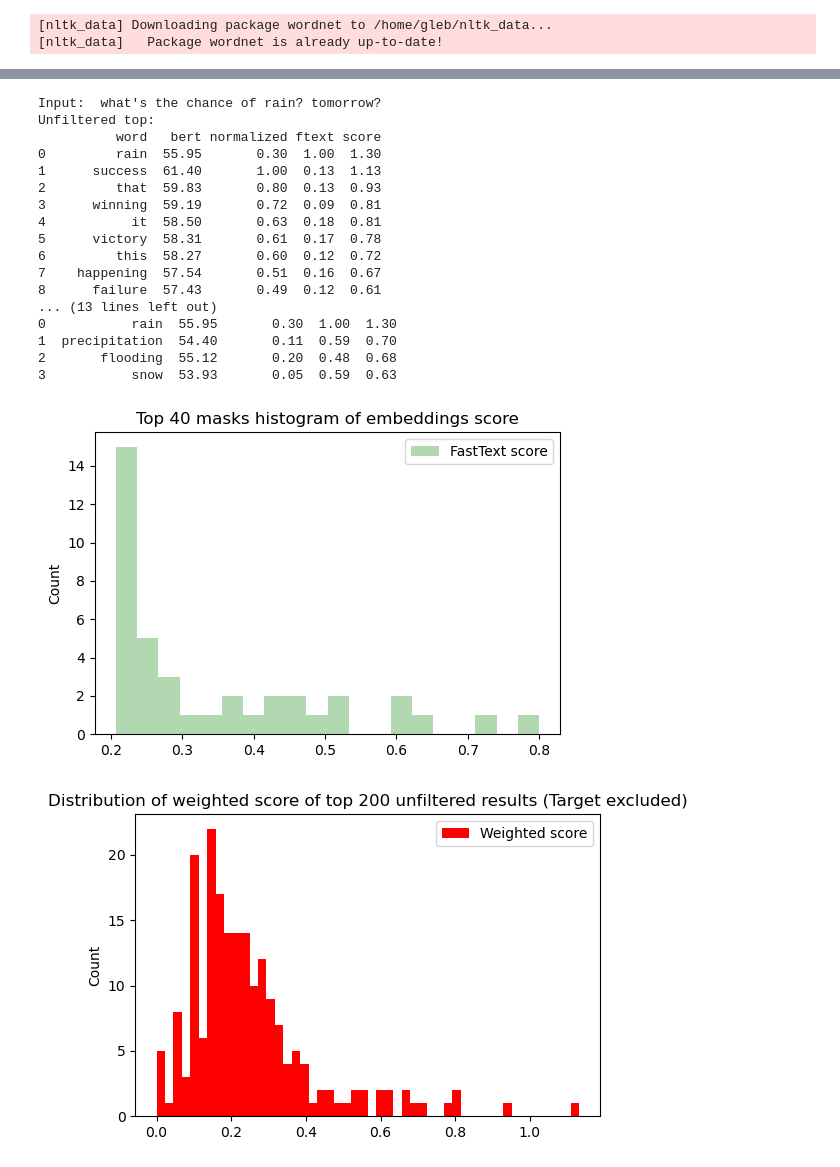
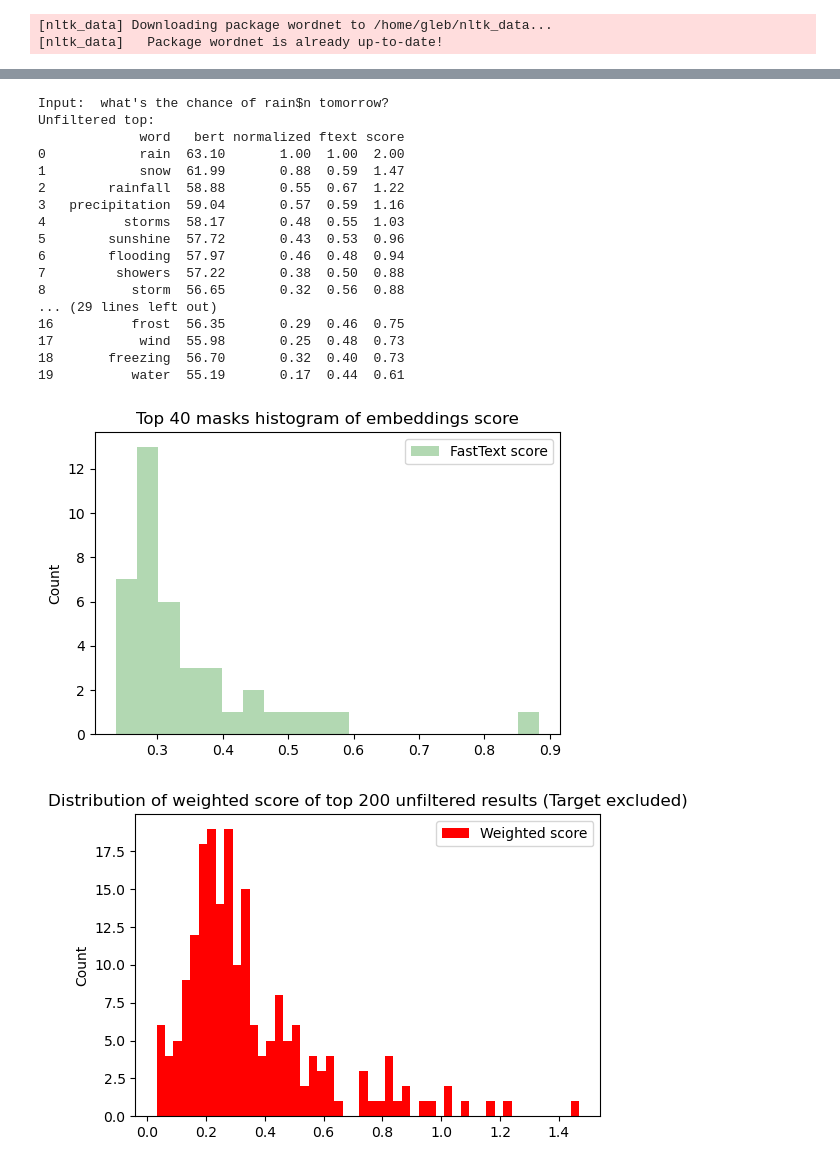
Before and after one commit to 1nkon/bert-playground, a Jupyter notebook: Trasnsformers-FastText.ipynb, the cells around one changed output, grey strips where cells are left out. Drawn from its saved outputs; the diff is of its cells as text; code cells hidden in the pictures.

```diff
--- a/Trasnsformers-FastText.ipynb
+++ b/Trasnsformers-FastText.ipynb
@@ -32,6 +32,8 @@ cur_path = get_ft_path(ft_size)
 if (Path(cur_path).exists()):
     ft = fasttext.load_model(cur_path)
 else:
+    ft = fasttext.load_model(get_ft_path(300))
+
     fasttext.util.reduce_model(ft, ft_size)
 
     ft.save_model(cur_path)
@@ -392,34 +394,34 @@ Unfiltered top:
 # %%
 # Example of usage
 find_top(
-    "what's the chance of rain? tomorrow?", # mark target word with ?
+    "what's the chance of rain$n tomorrow?", # mark target word with $
     # For wordnet add lexname after question mark (i.e. "n" -- noun, "v" -- verb, "a" -- adjective)
     k = 20, # Filter best k results (by weighted score)
     top_bert = 200, # Number of initial filter of bert output
     bert_norm = 200, # Use this position for normalization of bert output
     min_ftext = 0.4, # Minimal required score of fast text
     weights = [ # Weights of models scores to calculate total weighted score
         1, # bert
         1, # fast text
     ]
 )
 # %% [output]
-Input:  what's the chance of rain? tomorrow?
+Input:  what's the chance of rain$n tomorrow?
 Unfiltered top:
-          word   bert normalized ftext score
-0         rain  55.95       0.30  1.00  1.30
-1      success  61.40       1.00  0.13  1.13
-2         that  59.83       0.80  0.13  0.93
-3      winning  59.19       0.72  0.09  0.81
-4           it  58.50       0.63  0.18  0.81
-5      victory  58.31       0.61  0.17  0.78
-6         this  58.27       0.60  0.12  0.72
-7    happening  57.54       0.51  0.16  0.67
-8      failure  57.43       0.49  0.12  0.61
-... (13 lines left out)
-0           rain  55.95       0.30  1.00  1.30
-1  precipitation  54.40       0.11  0.59  0.70
-2       flooding  55.12       0.20  0.48  0.68
-3           snow  53.93       0.05  0.59  0.63
+             word   bert normalized ftext score
+0            rain  63.10       1.00  1.00  2.00
+1            snow  61.99       0.88  0.59  1.47
+2        rainfall  58.88       0.55  0.67  1.22
+3   precipitation  59.04       0.57  0.59  1.16
+4          storms  58.17       0.48  0.55  1.03
+5        sunshine  57.72       0.43  0.53  0.96
+6        flooding  57.97       0.46  0.48  0.94
+7         showers  57.22       0.38  0.50  0.88
+8           storm  56.65       0.32  0.56  0.88
+... (29 lines left out)
+16          frost  56.35       0.29  0.46  0.75
+17           wind  55.98       0.25  0.48  0.73
+18       freezing  56.70       0.32  0.40  0.73
+19          water  55.19       0.17  0.44  0.61
-[figure, old version]
+[figure, new version]
-[figure, old version]
+[figure, new version]
```
Also changed, not shown: parts of 4 cells of this notebook.
